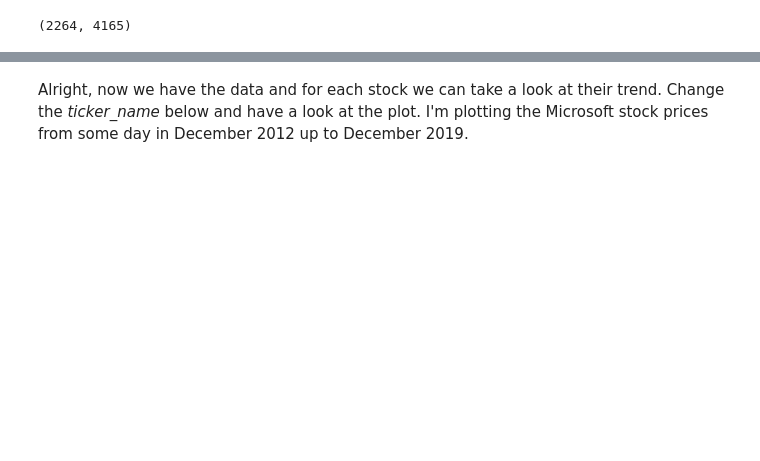
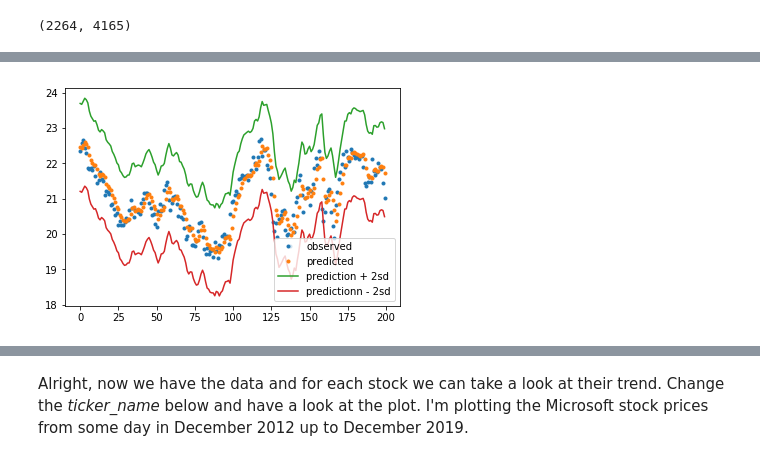
Before and after one commit to armenabnousi/smartr, a Jupyter notebook: smartr.ipynb, the cells around one changed output, grey strips where cells are left out. Saved outputs shown, nothing was run; the diff lists cells and outputs as text; code cells hidden in the pictures; blank space fills up the shorter version.

Commit message:
update functions, using prediction module, plotting

```diff
--- a/smartr.ipynb
+++ b/smartr.ipynb
@@ -23,6 +27,7 @@ import matplotlib.pyplot as plt
 If running for first time, you need to downloaded the stock symbols or "tickers". This is in done by setting parameter  "get_tickers".<br> Currently I'm downloading the daily data for 9years. If you already have downloaded some part of the data you can download the rest and append them to each other. Later I hope to automatize this section, since my goal is to run this script once weekly or so.
 # %%
 get_tickers = False
+read_tickers = False
 get_histories = False
 # %%
 if get_tickers:
@@ -47,9 +52,10 @@ if get_tickers:
     with open('sym_data.pkl', 'wb') as symfile:
         pickle.dump(sym_data, symfile)
 # %%
-with open('sym_data.pkl', 'rb') as symfile:
-    sym_data = pickle.load(symfile)
-    tickers, failed = sym_data['tickers'], sym_data['failed']
+if read_tickers:
+    with open('sym_data.pkl', 'rb') as symfile:
+        sym_data = pickle.load(symfile)
+        tickers, failed = sym_data['tickers'], sym_data['failed']
 # %%
 if get_histories:
     msft = yf.Ticker("MSFT")
@@ -74,3 +97,16 @@ d = d.fillna(method = "bfill")
 d.shape
 # %% [output]
 (2264, 4165)
+# %%
+stock_name = "MSFT"
+weekly = False
+window_size = 30
+batch_size = 32
+shuffle_buffer = None
+distributional = False
+epochs = 20
+training_points = 1500
+sd_estimate_required = True
+model_outdir = "models"
+training_verbosity = 1
+pred, train_sd, train_forecasts, valid_sd, valid_forecasts = single_stock_predictor.predict_tomorrow(stock_name, d, model_outdir = model_outdir, weekly = weekly, training_points = training_points, window_size = window_size, batch_size = batch_size, distributional = distributional, epochs = epochs, sd_estimate_required = sd_estimate_required, shuffle_buffer = shuffle_buffer, training_verbosity = training_verbosity)
@@ -76,0 +131,4 @@ d.shape
+# %%
+single_stock_predictor.plot_predictions(d[stock_name], train_forecasts, train_sd, window_size, limit_begin = 0, limit_end = 200)
+# %% [output]
+[figure, added]
```
Also changed, not shown: parts of 47 cells of this notebook, 1 other file.
